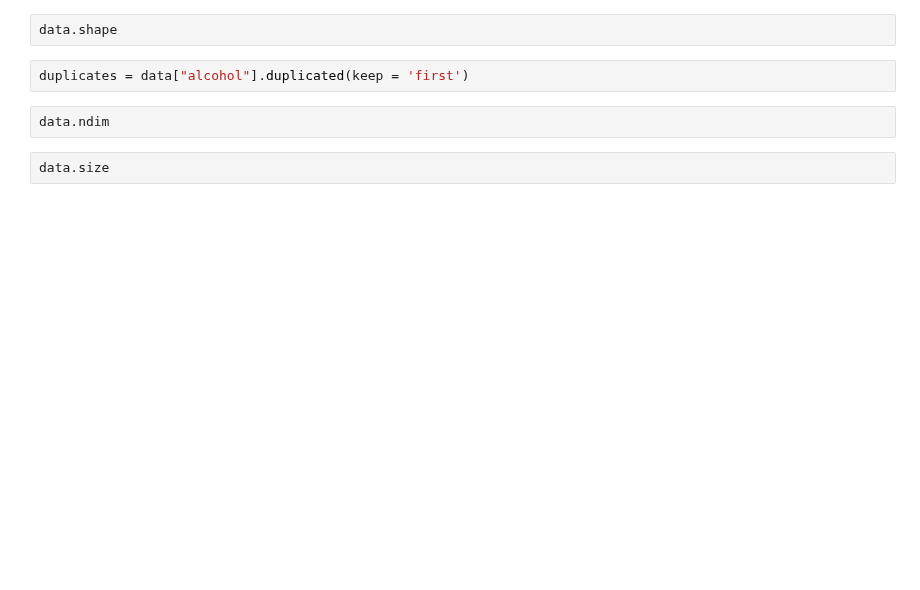
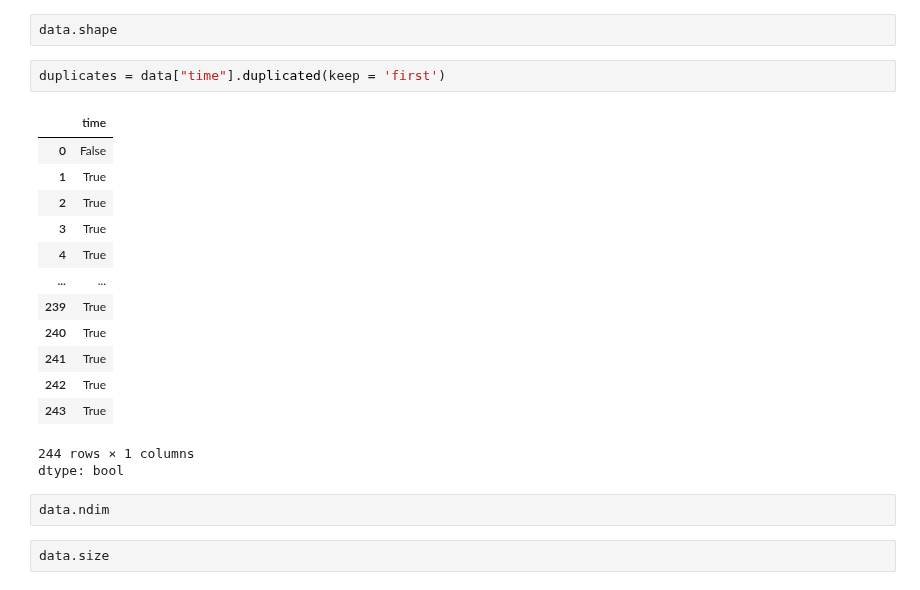
Before and after one commit to ralf-42/ML_Intro, a Jupyter notebook: 01 ipynb/00 general/B030-pandas-basics.ipynb, the cells around one changed output. Cells and saved outputs as stored; diff of their text form; blank space fills up the shorter version.

```diff
--- a/01 ipynb/00 general/B030-pandas-basics.ipynb
+++ b/01 ipynb/00 general/B030-pandas-basics.ipynb
@@ -85,7 +66,22 @@ data.dtypes
 # %%
 data.shape
 # %%
-duplicates = data["alcohol"].duplicated(keep = 'first')
+duplicates = data["time"].duplicated(keep = 'first')
+# %% [output]
+|  | time |
+| 0 | False |
+| 1 | True |
+| 2 | True |
+| 3 | True |
+| 4 | True |
+| ... | ... |
+| 239 | True |
+| 240 | True |
+| 241 | True |
+| 242 | True |
+| 243 | True |
+244 rows × 1 columns
+dtype: bool
 # %%
 data.ndim
 # %%
```
Also changed, not shown: parts of 50 cells of this notebook, 4 other files.
